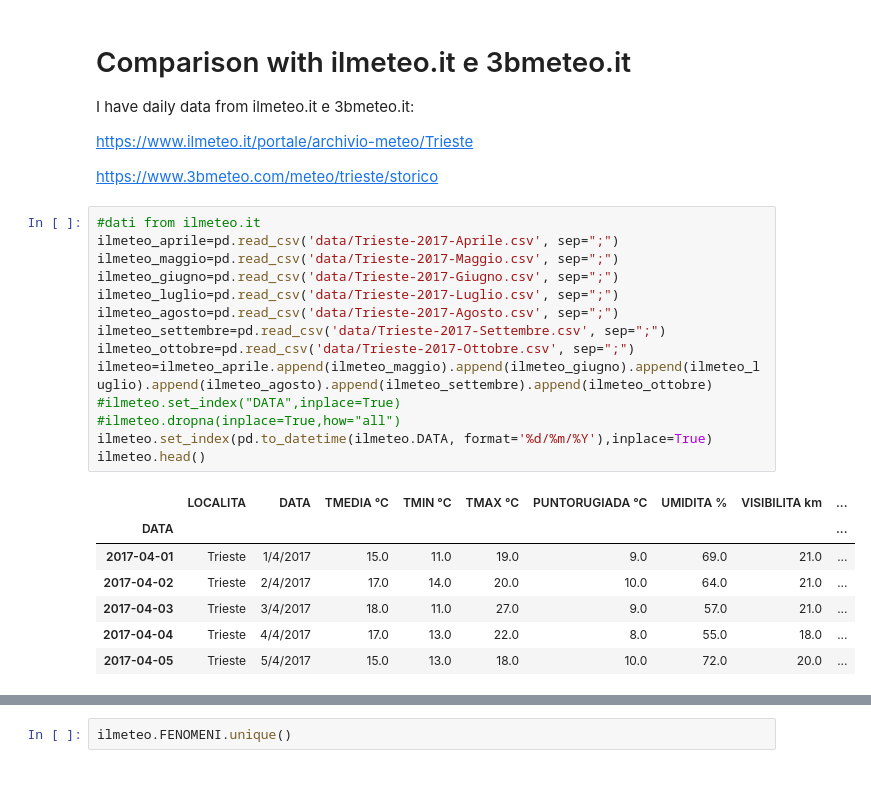
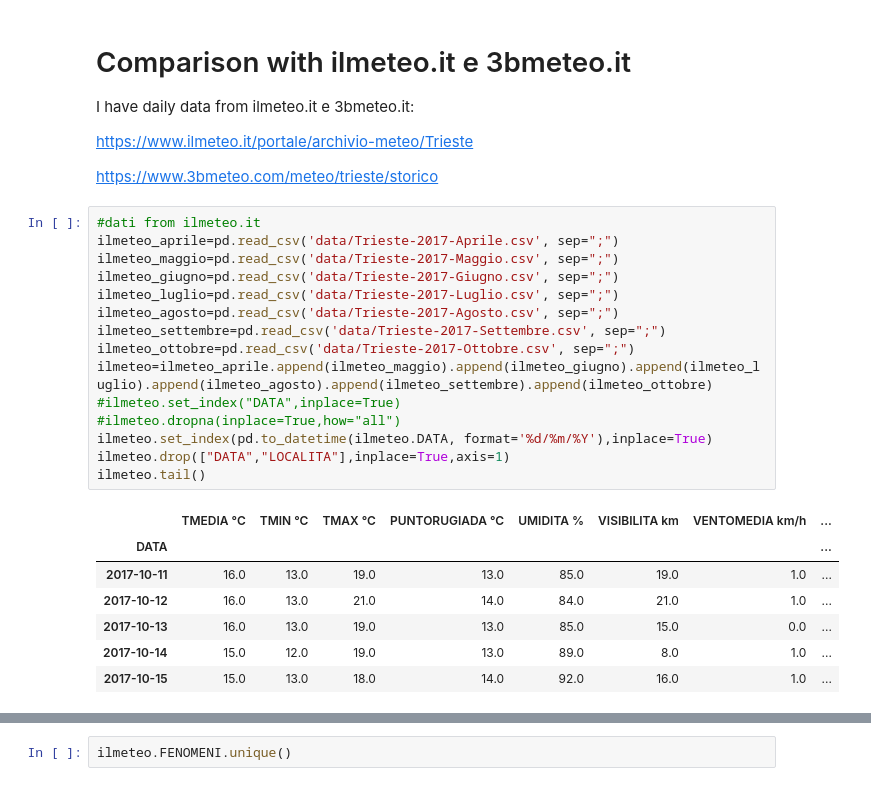
Before and after one commit to baruselli/weather_datalog, a Jupyter notebook: datalog.ipynb, the cells around one changed output, grey strips where cells are left out. Drawn from its saved outputs; the diff is of its cells as text.

```diff
--- a/datalog.ipynb
+++ b/datalog.ipynb
@@ -170,25 +188,26 @@ https://www.3bmeteo.com/meteo/trieste/storico
 # %%
 #dati from ilmeteo.it
 ilmeteo_aprile=pd.read_csv('data/Trieste-2017-Aprile.csv', sep=";")
 ilmeteo_maggio=pd.read_csv('data/Trieste-2017-Maggio.csv', sep=";")
 ilmeteo_giugno=pd.read_csv('data/Trieste-2017-Giugno.csv', sep=";")
 ilmeteo_luglio=pd.read_csv('data/Trieste-2017-Luglio.csv', sep=";")
 ilmeteo_agosto=pd.read_csv('data/Trieste-2017-Agosto.csv', sep=";")
 ilmeteo_settembre=pd.read_csv('data/Trieste-2017-Settembre.csv', sep=";")
 ilmeteo_ottobre=pd.read_csv('data/Trieste-2017-Ottobre.csv', sep=";")
 ilmeteo=ilmeteo_aprile.append(ilmeteo_maggio).append(ilmeteo_giugno).append(ilmeteo_luglio).append(ilmeteo_agosto).append(ilmeteo_settembre).append(ilmeteo_ottobre)
 #ilmeteo.set_index("DATA",inplace=True)
 #ilmeteo.dropna(inplace=True,how="all")
 ilmeteo.set_index(pd.to_datetime(ilmeteo.DATA, format='%d/%m/%Y'),inplace=True)
-ilmeteo.head()
+ilmeteo.drop(["DATA","LOCALITA"],inplace=True,axis=1)
+ilmeteo.tail()
 # %% [output]
-|  | LOCALITA | DATA | TMEDIA °C | TMIN °C | TMAX °C | PUNTORUGIADA °C | UMIDITA % | VISIBILITA km | ... |
-| DATA |  |  |  |  |  |  |  |  | ... |
-| 2017-04-01 | Trieste | 1/4/2017 | 15.0 | 11.0 | 19.0 | 9.0 | 69.0 | 21.0 | ... |
-| 2017-04-02 | Trieste | 2/4/2017 | 17.0 | 14.0 | 20.0 | 10.0 | 64.0 | 21.0 | ... |
-| 2017-04-03 | Trieste | 3/4/2017 | 18.0 | 11.0 | 27.0 | 9.0 | 57.0 | 21.0 | ... |
-| 2017-04-04 | Trieste | 4/4/2017 | 17.0 | 13.0 | 22.0 | 8.0 | 55.0 | 18.0 | ... |
-| 2017-04-05 | Trieste | 5/4/2017 | 15.0 | 13.0 | 18.0 | 10.0 | 72.0 | 20.0 | ... |
+|  | TMEDIA °C | TMIN °C | TMAX °C | PUNTORUGIADA °C | UMIDITA % | VISIBILITA km | VENTOMEDIA km/h | ... |
+| DATA |  |  |  |  |  |  |  | ... |
+| 2017-10-11 | 16.0 | 13.0 | 19.0 | 13.0 | 85.0 | 19.0 | 1.0 | ... |
+| 2017-10-12 | 16.0 | 13.0 | 21.0 | 14.0 | 84.0 | 21.0 | 1.0 | ... |
+| 2017-10-13 | 16.0 | 13.0 | 19.0 | 13.0 | 85.0 | 15.0 | 0.0 | ... |
+| 2017-10-14 | 15.0 | 12.0 | 19.0 | 13.0 | 89.0 | 8.0 | 1.0 | ... |
+| 2017-10-15 | 15.0 | 13.0 | 18.0 | 14.0 | 92.0 | 16.0 | 1.0 | ... |
 # %%
 #dati from 3bmeteo.it
 bmeteo_aprile=pd.read_csv('data/3bmeteo_aprile2017.csv')
```
Also changed, not shown: parts of 9 cells of this notebook.
